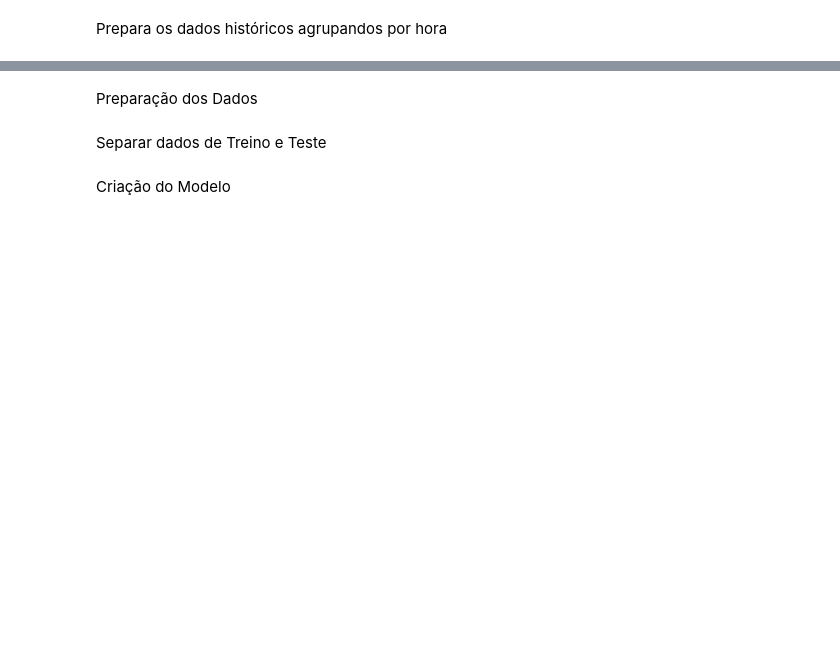
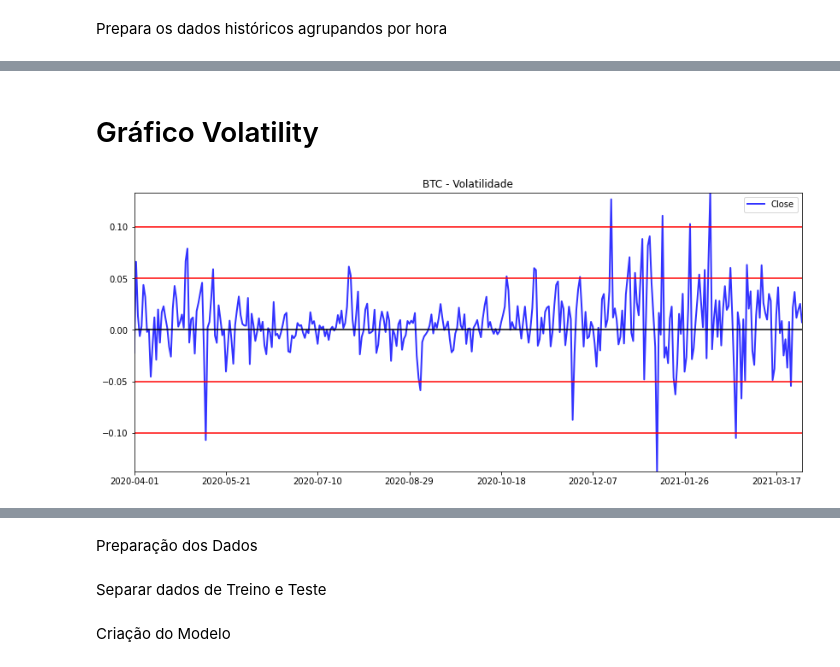
Before and after one commit to WillianAgostini/bitcoin_prediction, a Jupyter notebook: btc-price-prediction-using-lstm.ipynb, the cells around one changed output, grey strips where cells are left out. Drawn from its saved outputs; the diff is of its cells as text; code cells hidden in the pictures; blank space fills up the shorter version.

```diff
--- a/btc-price-prediction-using-lstm.ipynb
+++ b/btc-price-prediction-using-lstm.ipynb
@@ -62,8 +91,21 @@ if showGraphs:
 
 #     figureCloses(filtered, 'Weighted_Price', **kw)
 # %%
-historical = filtered.dropna().reset_index(drop=True)
-historical.Timestamp = pd.to_datetime(historical.Timestamp, unit='s')
-# historical['date'] = historical.Timestamp.dt.date
-historical['dateHour'] = historical.Timestamp.dt.strftime('%Y-%m-%d %H')
-historical_per_hour = historical.groupby(historical.dateHour).mean()
+
+
+def groupTimestampBy(data, format):
+    historical = data.dropna().reset_index(drop=True)
+    historical.Timestamp = pd.to_datetime(historical.Timestamp, unit='s')
+    # historical['date'] = historical.Timestamp.dt.date
+    historical['dateFormated'] = historical.Timestamp.dt.strftime(format)
+    return historical.groupby(historical.dateFormated).mean()
+
+
+def groupByHour(data):
+    return groupTimestampBy(data, '%Y-%m-%d %H')
+
+def groupByDay(data):
+    return groupTimestampBy(data, '%Y-%m-%d')
+
+historical_per_day = groupByDay(filtered)
+historical_per_hour = groupByHour(filtered)
@@ -77,0 +112,26 @@ sns.pairplot(historical_per_hour, vars=['Close', 'High', 'Low', 'Weighted_Price'
+# %% [markdown]
+# Gráfico Volatility
+# %%
+def volatiltyGraph(data):
+    returns = data.pct_change().dropna(axis=0)
+    plt.figure(figsize=(14, 6))
+    plt.title('BTC - Volatilidade')
+    plt.grid()
+    returns['Close'].plot(label='Close', color='blue', linewidth=2, alpha=0.8, legend=True)
+    plt.autoscale(tight=True)
+    plt.axhline(y=0, color='black')
+    plt.axhline(y=0.05, color='red')
+    plt.axhline(y=-0.05, color='red')
+    plt.axhline(y=0.1, color='red')
+    plt.axhline(y=-0.1, color='red')
+    plt.xlabel(None)
+
+    plt.show()
+
+if showGraphs:
+    volatiltyGraph(historical_per_day)
+
+
+# returns.head()
+# %% [output]
+[figure, added]
```
Also changed, not shown: parts of 11 cells of this notebook, 3 other files.
